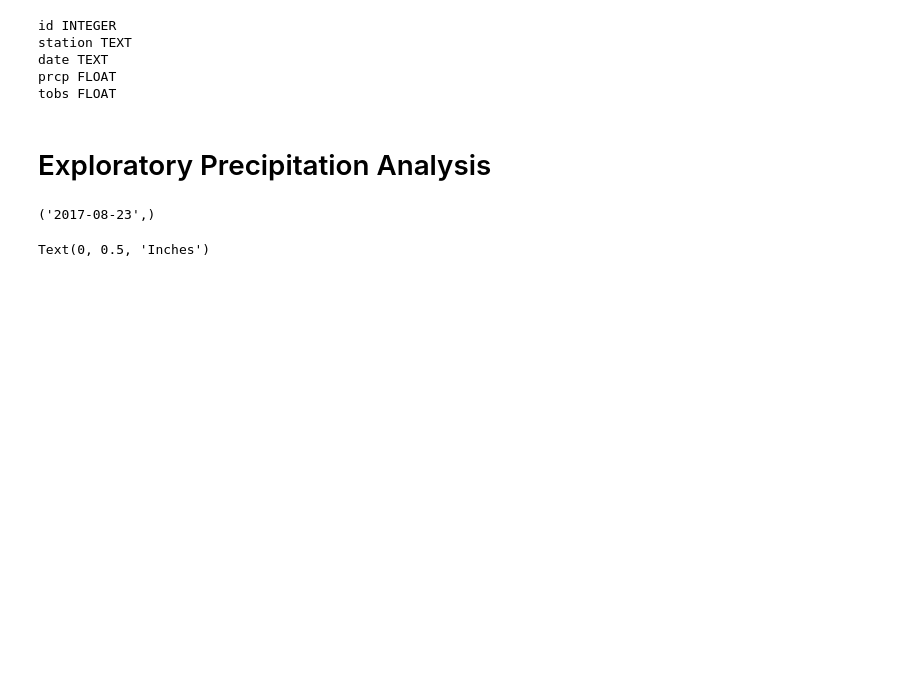
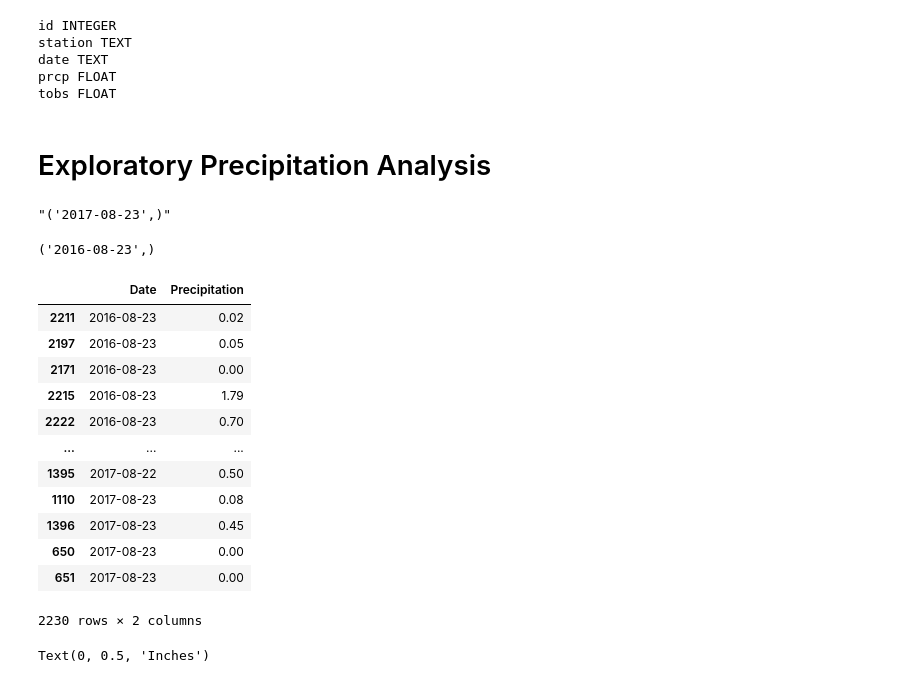
Before and after one commit to lathamlm/sqlalchemy-challenge, a Jupyter notebook: SurfsUp/climate_starter.ipynb, the cells around one changed output. Saved outputs shown, nothing was run; the diff lists cells and outputs as text; code cells hidden in the pictures; blank space fills up the shorter version.

Commit message:
completed through pandas df creation

```diff
--- a/SurfsUp/climate_starter.ipynb
+++ b/SurfsUp/climate_starter.ipynb
@@ -71,9 +71,8 @@ tobs FLOAT
 # Exploratory Precipitation Analysis
 # %%
 # Find the most recent date in the data set.
-newest_date = session.query(Measurement.date).\
-    order_by(Measurement.date.desc()).first()
+newest_date = str(session.query(Measurement.date).\
+    order_by(Measurement.date.desc()).first())
 newest_date
-#may be long way, but split date and convert to date time then subtract 365 days, put back into string and search
 # %% [output]
-('2017-08-23',)
+"('2017-08-23',)"
@@ -83,2 +79,71 @@ newest_date
+# %%
+# Calculate the date one year from the last date in data set.
+
+#CONVERT STRING DATE INTO DATETIME TO SUBTRACT DAYS
+#REFERENCED STACKOVERFLOW #19480028
+date_convert = datetime.datetime.strptime(newest_date, "('%Y-%m-%d',)")
+year_ago = date_convert - datetime.timedelta(days=365)
+
+#CONVERT NEW DATETIME BACK INTO STRING FORMAT
+#REFERENCED STACKOVERFLOW #10624937
+year_date = year_ago.strftime("('%Y-%m-%d',)")
+print(year_date)
+# %% [output]
+('2016-08-23',)
+# %%
+#SPLIT STRING INTO PIECES FOR FILTERS
+date_cleaning = year_date.split("'")
+clean_date = date_cleaning[1]
+str_split = clean_date.split("-")
+#VARIABLES FOR
+last_year = str_split[0]
+last_month = str_split[1]
+last_day = str_split[2]
+#CONVERT STRING TO INT TO ADD AND THEN BACK TO STRING, ZFILL TO ADD LEADING 0
+#REFERENCED STACKOVERFLOW #134934
+last_month_whole = str(int(last_month)+1).zfill(2)
+recent_year = str(int(last_year)+1)
+# %%
+# Perform a query to retrieve the data and precipitation scores
+
+#QUERIES CURRENT YEAR DATES
+date_2017 = session.query(Measurement.date, Measurement.prcp).\
+    filter(func.strftime("%Y", Measurement.date) == recent_year).all()
+
+#QUERIES LAST YEAR FULL MONTH DATES TO END OF YEAR
+date_2016_9 = session.query(Measurement.date, Measurement.prcp).\
+    filter(func.strftime("%Y", Measurement.date) == last_year).\
+    filter(func.strftime("%m", Measurement.date) >= last_month_whole).all()
+
+#QUERIES LAST YEAR PARTIAL MONTH DATES TO END OF MONTH
+date_2016_8 = session.query(Measurement.date, Measurement.prcp).\
+    filter(func.strftime("%Y", Measurement.date) == last_year).\
+    filter(func.strftime("%m", Measurement.date) == last_month).\
+    filter(func.strftime("%d", Measurement.date) >= last_day).all()
+# %%
+#CONVERT TO PANDAS DATAFRAME AND MERGE INTO ONE
+dates_2017 = pd.DataFrame(date_2017)
+dates_2016_end = pd.DataFrame(date_2016_9)
+dates_2016_start = pd.DataFrame(date_2016_8)
+
+merge_01 = pd.merge(dates_2017, dates_2016_end, how="outer")
+merge_02 = pd.merge(merge_01, dates_2016_start, how="outer")
+last_year_merged = merge_02.rename(columns={"date": "Date", "prcp": "Precipitation"})
+last_year_precip_df = last_year_merged.sort_values(by=["Date"])
+last_year_precip_df
+# %% [output]
+|  | Date | Precipitation |
+| 2211 | 2016-08-23 | 0.02 |
+| 2197 | 2016-08-23 | 0.05 |
+| 2171 | 2016-08-23 | 0.00 |
+| 2215 | 2016-08-23 | 1.79 |
+| 2222 | 2016-08-23 | 0.70 |
+| ... | ... | ... |
+| 1395 | 2017-08-22 | 0.50 |
+| 1110 | 2017-08-23 | 0.08 |
+| 1396 | 2017-08-23 | 0.45 |
+| 650 | 2017-08-23 | 0.00 |
+| 651 | 2017-08-23 | 0.00 |
+2230 rows × 2 columns
 # %%
 # Design a query to retrieve the last 12 months of precipitation data and plot the results.
```
Also changed, not shown: parts of 4 cells of this notebook.
